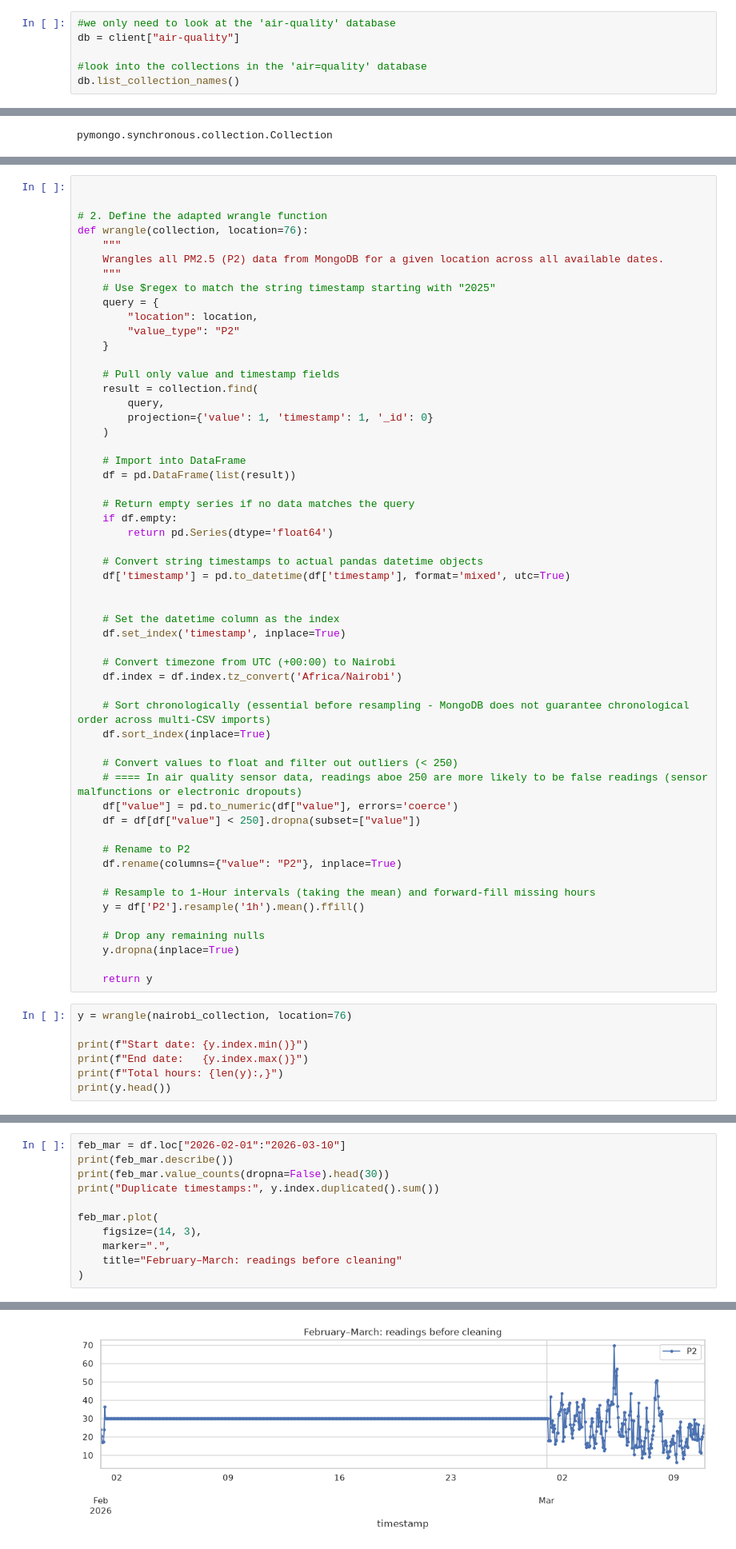
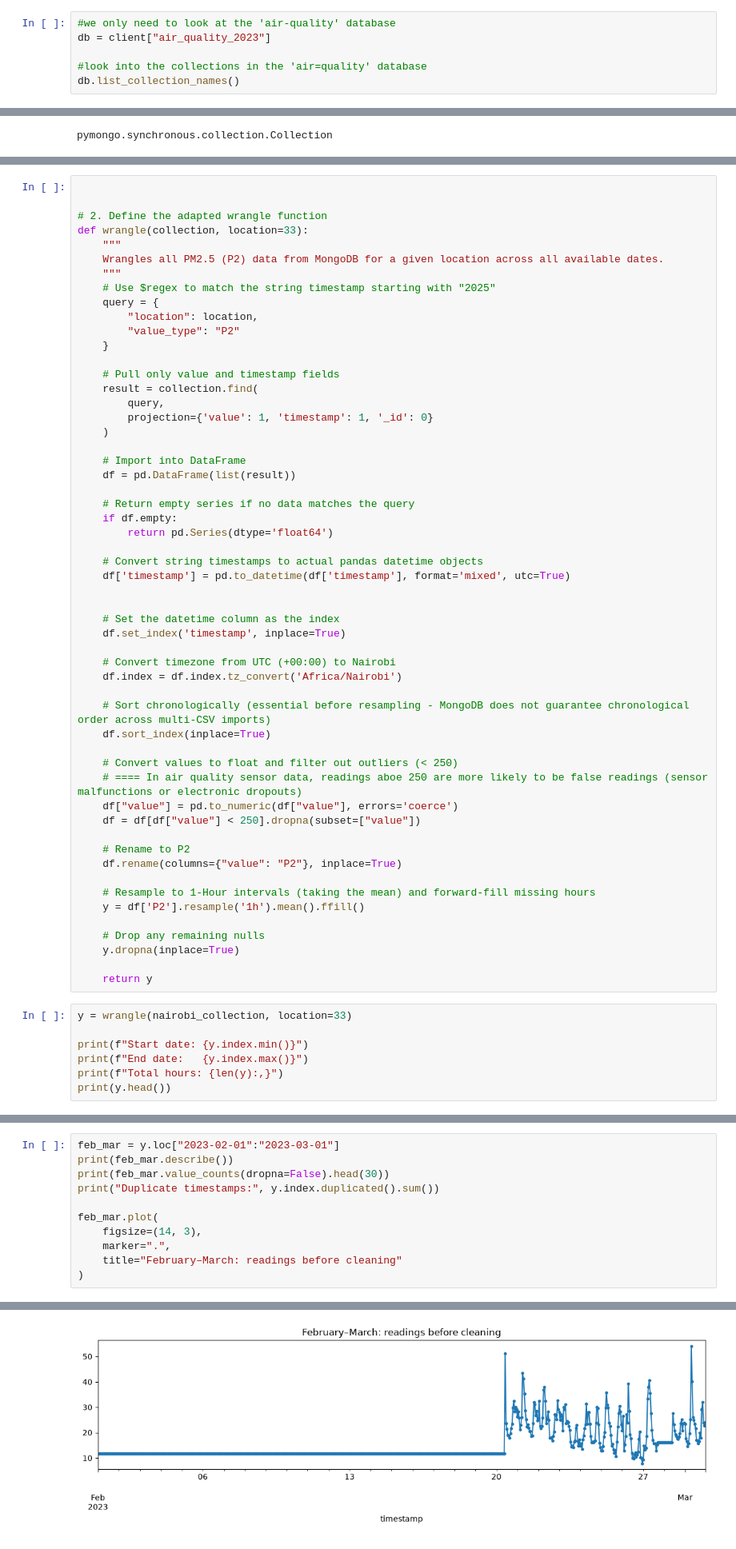
Before and after one commit to DominicNyabuto/Data-Science-Machine-Learning-Projects-, a Jupyter notebook: Project-3/notebook.ipynb, the cells around one changed output, grey strips where cells are left out. Shown at 80% size. Saved outputs shown, nothing was run; the diff lists cells and outputs as text.

Commit message:
refactor: update notebook to use 2023 air quality dataset and site 3573

```diff
--- a/Project-3/notebook.ipynb
+++ b/Project-3/notebook.ipynb
@@ -44,6 +44,6 @@ client.list_database_names()
 # %%
 #we only need to look at the 'air-quality' database
-db = client["air-quality"]
+db = client["air_quality_2023"]
 
 #look into the collections in the 'air=quality' database
 db.list_collection_names()
@@ -107,7 +119,7 @@ Site 4014: 4,074 documents
 
 
 # 2. Define the adapted wrangle function
-def wrangle(collection, location=76):
+def wrangle(collection, location=33):
     """
     Wrangles all PM2.5 (P2) data from MongoDB for a given location across all available dates.
     """
@@ -159,7 +171,7 @@ def wrangle(collection, location=76):
 
     return y
 # %%
-y = wrangle(nairobi_collection, location=76)
+y = wrangle(nairobi_collection, location=33)
 
 print(f"Start date: {y.index.min()}")
 print(f"End date:   {y.index.max()}")
@@ -245,5 +246,5 @@ plt.show()
 # %%
-feb_mar = df.loc["2026-02-01":"2026-03-10"]
+feb_mar = y.loc["2023-02-01":"2023-03-01"]
 print(feb_mar.describe())
 print(feb_mar.value_counts(dropna=False).head(30))
 print("Duplicate timestamps:", y.index.duplicated().sum())
@@ -272,7 +273,7 @@ P2
 Name: count, dtype: int64
 Duplicate timestamps: 0
 <Axes: title={'center': 'February–March: readings before cleaning'}, xlabel='timestamp'>
-[figure, old version]
+[figure, new version]
 # %% [markdown]
 ### 3. Seasonal Decomposition
 - Separates trend, seasonality (daily cycle), and residual noise — critical for ARMA model design.
```
Also changed, not shown: parts of 10 cells of this notebook.
